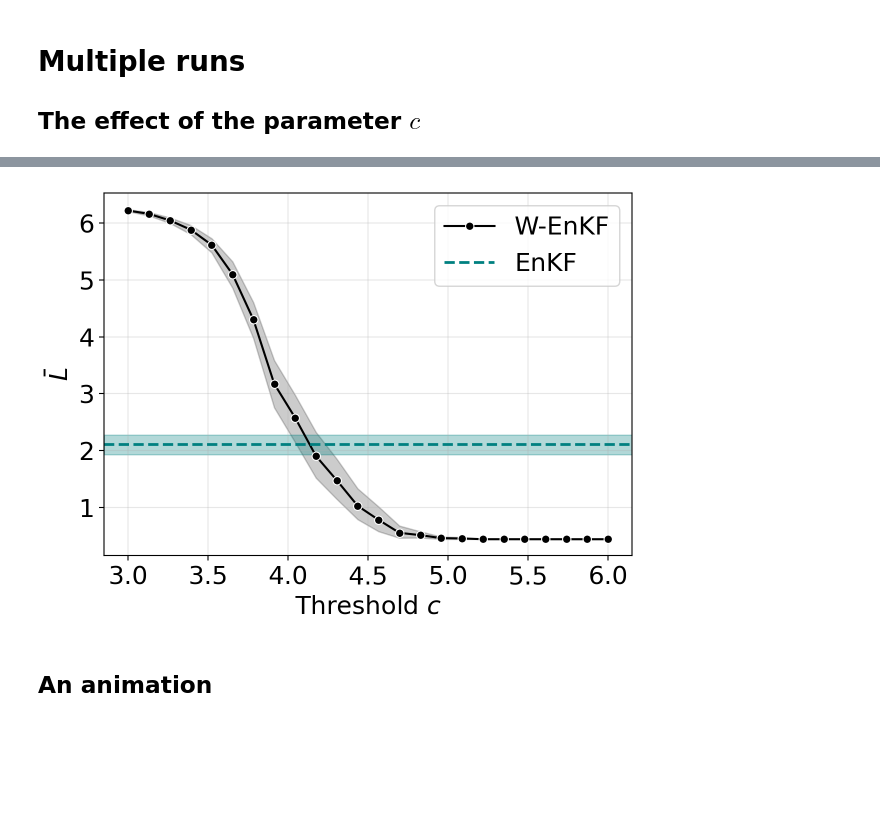
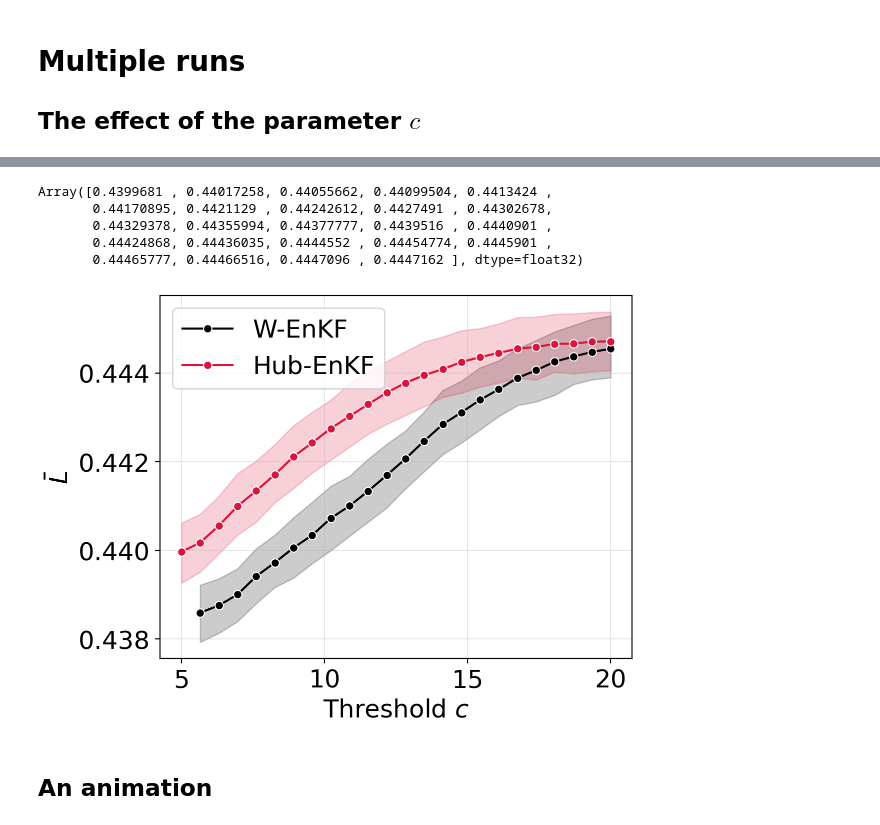
Before and after one commit to gerdm/weighted-likelihood-filter, a Jupyter notebook: experiments/ensemble-kf.ipynb, the cells around one changed output, grey strips where cells are left out. Drawn from its saved outputs; the diff is of its cells as text; code cells hidden in the pictures; blank space fills up the shorter version.

```diff
--- a/experiments/ensemble-kf.ipynb
+++ b/experiments/ensemble-kf.ipynb
@@ -378,4 +455,5 @@ c_values = jnp.linspace(3, 6, 8 * 3)
 sharding = jax.sharding.PositionalSharding(jax.devices())
 c_values = jax.device_put(c_values, sharding)
 # %%
-keys_eval = jax.random.split(key_eval, 100)
+n_trials = 20
+keys_eval = jax.random.split(key_eval, n_trials)
@@ -399,7 +462,5 @@ Array([6.2207685 , 6.1613975 , 6.0469337 , 5.882299  , 5.6152806 ,
 # %%
 %%time
-keys_eval = jax.random.split(key_eval, 5 * 8)
-keys_eval = jax.device_put(keys_eval, sharding.reshape(-1, 2))
 errs_enkf = enkf_filter(keys_eval).block_until_ready()
 errs_enkf = errs_enkf[~jnp.isnan(errs_enkf)]
 errs_enkf.shape
@@ -424,0 +473,3 @@ ubound = np.percentile(errs_enkf, 95)
+# %%
+%%time
+errs_wlenkf = wlenkf_filter(c_values, keys_eval).block_until_ready()
@@ -424,0 +499,3 @@ ubound = np.percentile(errs_enkf, 95)
+# %%
+%%time
+errs_hubenkf = hubenkf_filter(c_values, keys_eval).block_until_ready()
@@ -424,0 +505,9 @@ ubound = np.percentile(errs_enkf, 95)
+# %%
+err_mean_hubenkf = jnp.nanmean(errs_hubenkf, axis=0)
+err_mean_hubenkf
+# %% [output]
+Array([0.4399681 , 0.44017258, 0.44055662, 0.44099504, 0.4413424 ,
+       0.44170895, 0.4421129 , 0.44242612, 0.4427491 , 0.44302678,
+       0.44329378, 0.44355994, 0.44377777, 0.4439516 , 0.4440901 ,
+       0.44424868, 0.44436035, 0.4444552 , 0.44454774, 0.4445901 ,
+       0.44465777, 0.44466516, 0.4447096 , 0.4447162 ], dtype=float32)
@@ -425,28 +517,42 @@ ubound = np.percentile(errs_enkf, 95)
 # %%
 from scipy.stats import chi2
 # %%
-errs_df = pd.DataFrame(np.array(errs), columns=c_values)
+errs_df = pd.DataFrame(np.array(errs_wlenkf), columns=c_values)
+sns.lineplot(
+    x="variable",
+    y="value",
+    data=errs_df.melt().query("variable > 5"),
+    color="black",
+    marker="o",
+    label="W-EnKF"
+)
+
+
+errs_df = pd.DataFrame(np.array(errs_hubenkf), columns=c_values)
 sns.lineplot(
     x="variable",
     y="value",
     data=errs_df.melt(),
-    color="black",
+    color="crimson",
     marker="o",
-    label="W-EnKF"
+    label="Hub-EnKF"
 )
-plt.axhline(y=errs_enkf.mean(), linestyle="--", linewidth=2, c="teal", label="EnKF")
-xmin, xmax = plt.xlim()
-xrange = np.linspace(xmin, xmax)
-plt.fill_between(xrange, lbound, ubound, color="teal", alpha=0.3)
-plt.xlim(xmin, xmax)
+
+
+# plt.axhline(y=errs_enkf.mean(), linestyle="--", linewidth=2, c="teal", label="EnKF")
+# xmin, xmax = plt.xlim()
+# xrange = np.linspace(xmin, xmax)
+# plt.fill_between(xrange, lbound, ubound, color="teal", alpha=0.3)
+# plt.xlim(xmin, xmax)
+
 plt.legend()
 plt.xlabel("Threshold $c$")
 plt.ylabel(r"$\bar{L}$")
 plt.grid(alpha=0.3)
 plt.tight_layout()
-plt.savefig("./figures/lorenz96-wenkf-vs-enekf.png", dpi=300)
+# plt.savefig("./figures/lorenz96-wenkf-vs-enekf.png", dpi=300)
 # %% [output]
-[figure, old version]
+[figure, new version]
 # %% [markdown]
 ## An animation
 # %%
```
Also changed, not shown: parts of 31 cells of this notebook.
